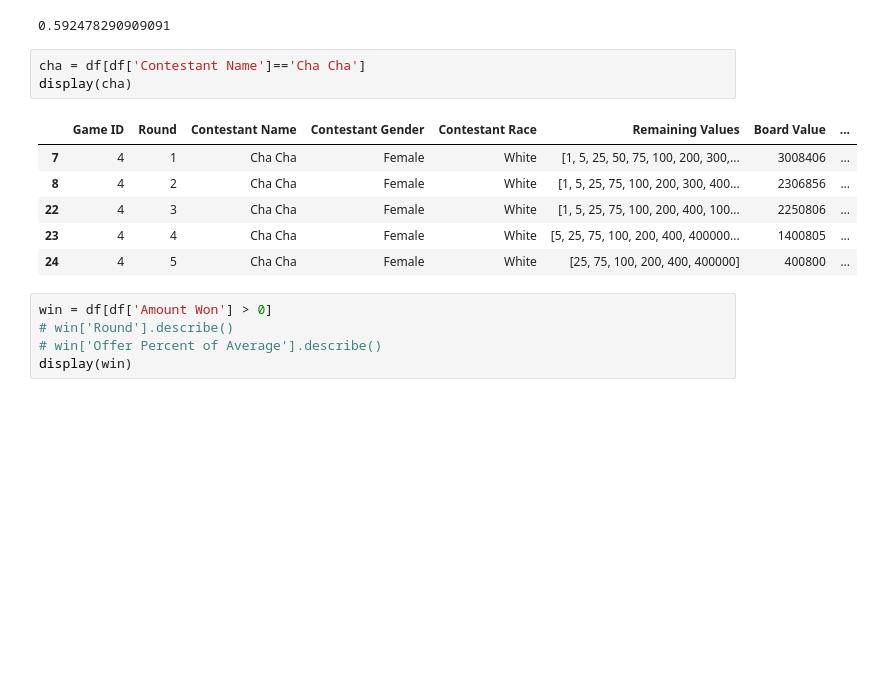
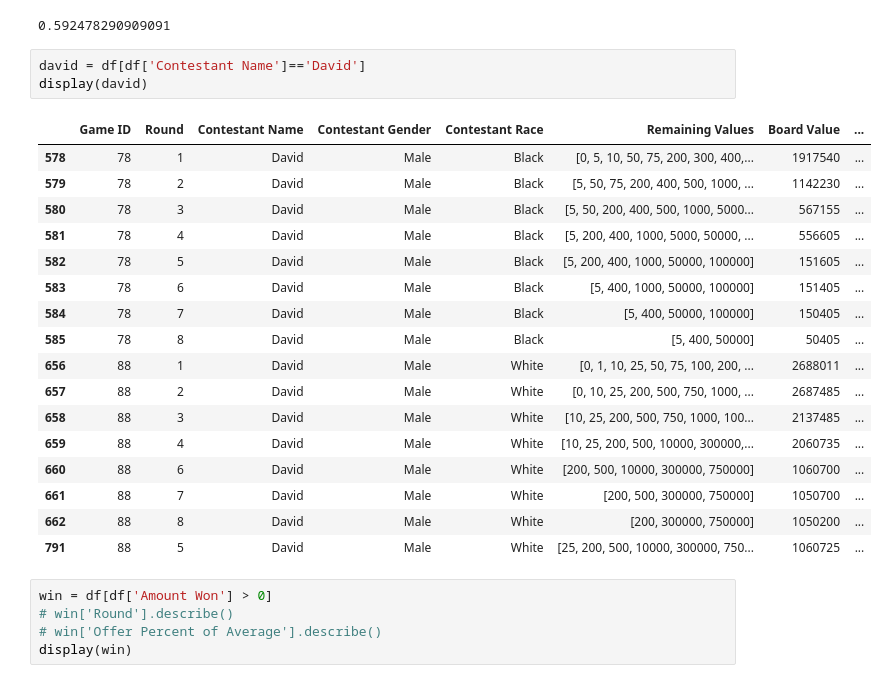
Before and after one commit to jjap2021/Poleto-SCE, a Jupyter notebook: Exploring the Data Set.ipynb, the cells around one changed output. Drawn from its saved outputs; the diff is of its cells as text; blank space fills up the shorter version.

```diff
--- a/Exploring the Data Set.ipynb
+++ b/Exploring the Data Set.ipynb
@@ -16,15 +16,26 @@ df['Offer Percent of Average'].mean()
 # %% [output]
 0.592478290909091
 # %%
-cha = df[df['Contestant Name']=='Cha Cha']
-display(cha)
+david = df[df['Contestant Name']=='David']
+display(david)
 # %% [output]
 |  | Game ID | Round | Contestant Name | Contestant Gender | Contestant Race | Remaining Values | Board Value | ... |
-| 7 | 4 | 1 | Cha Cha | Female | White | [1, 5, 25, 50, 75, 100, 200, 300,... | 3008406 | ... |
-| 8 | 4 | 2 | Cha Cha | Female | White | [1, 5, 25, 75, 100, 200, 300, 400... | 2306856 | ... |
-| 22 | 4 | 3 | Cha Cha | Female | White | [1, 5, 25, 75, 100, 200, 400, 100... | 2250806 | ... |
-| 23 | 4 | 4 | Cha Cha | Female | White | [5, 25, 75, 100, 200, 400, 400000... | 1400805 | ... |
-| 24 | 4 | 5 | Cha Cha | Female | White | [25, 75, 100, 200, 400, 400000] | 400800 | ... |
+| 578 | 78 | 1 | David | Male | Black | [0, 5, 10, 50, 75, 200, 300, 400,... | 1917540 | ... |
+| 579 | 78 | 2 | David | Male | Black | [5, 50, 75, 200, 400, 500, 1000, ... | 1142230 | ... |
+| 580 | 78 | 3 | David | Male | Black | [5, 50, 200, 400, 500, 1000, 5000... | 567155 | ... |
+| 581 | 78 | 4 | David | Male | Black | [5, 200, 400, 1000, 5000, 50000, ... | 556605 | ... |
+| 582 | 78 | 5 | David | Male | Black | [5, 200, 400, 1000, 50000, 100000] | 151605 | ... |
+| 583 | 78 | 6 | David | Male | Black | [5, 400, 1000, 50000, 100000] | 151405 | ... |
+| 584 | 78 | 7 | David | Male | Black | [5, 400, 50000, 100000] | 150405 | ... |
+| 585 | 78 | 8 | David | Male | Black | [5, 400, 50000] | 50405 | ... |
+| 656 | 88 | 1 | David | Male | White | [0, 1, 10, 25, 50, 75, 100, 200, ... | 2688011 | ... |
+| 657 | 88 | 2 | David | Male | White | [0, 10, 25, 200, 500, 750, 1000, ... | 2687485 | ... |
+| 658 | 88 | 3 | David | Male | White | [10, 25, 200, 500, 750, 1000, 100... | 2137485 | ... |
+| 659 | 88 | 4 | David | Male | White | [10, 25, 200, 500, 10000, 300000,... | 2060735 | ... |
+| 660 | 88 | 6 | David | Male | White | [200, 500, 10000, 300000, 750000] | 1060700 | ... |
+| 661 | 88 | 7 | David | Male | White | [200, 500, 300000, 750000] | 1050700 | ... |
+| 662 | 88 | 8 | David | Male | White | [200, 300000, 750000] | 1050200 | ... |
+| 791 | 88 | 5 | David | Male | White | [25, 200, 500, 10000, 300000, 750... | 1060725 | ... |
 # %%
 win = df[df['Amount Won'] > 0]
 # win['Round'].describe()
```
Also changed, not shown: parts of 4 cells of this notebook, 5 other files.
